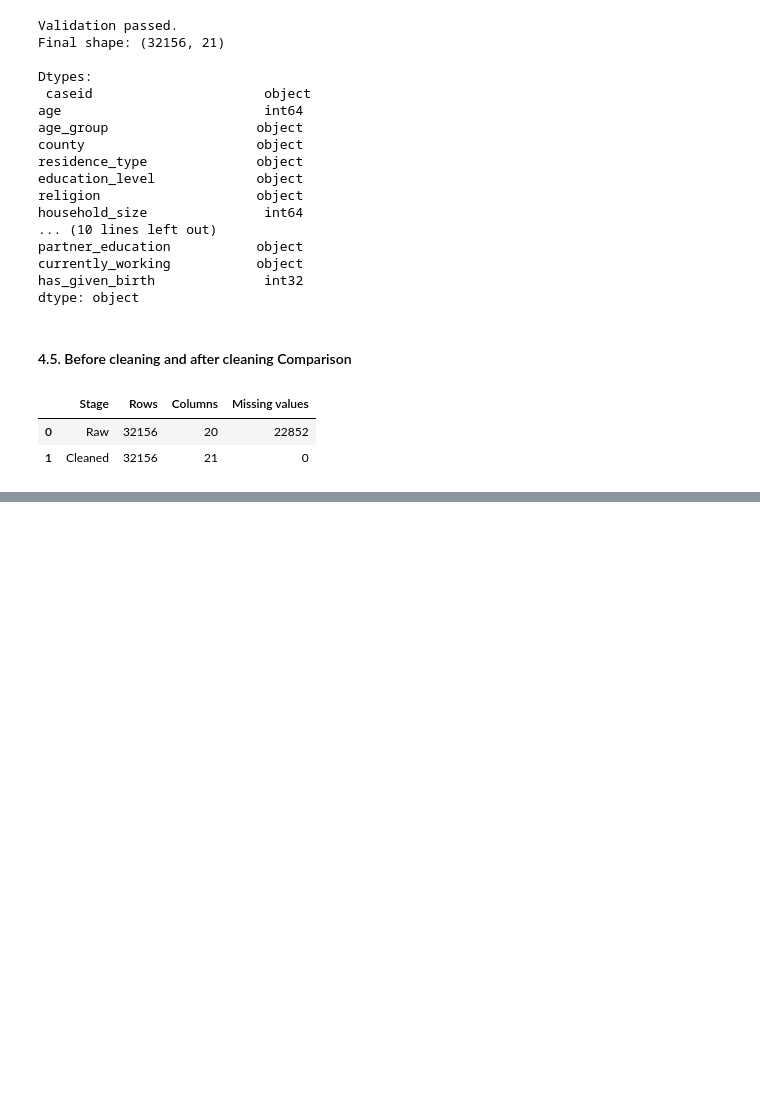
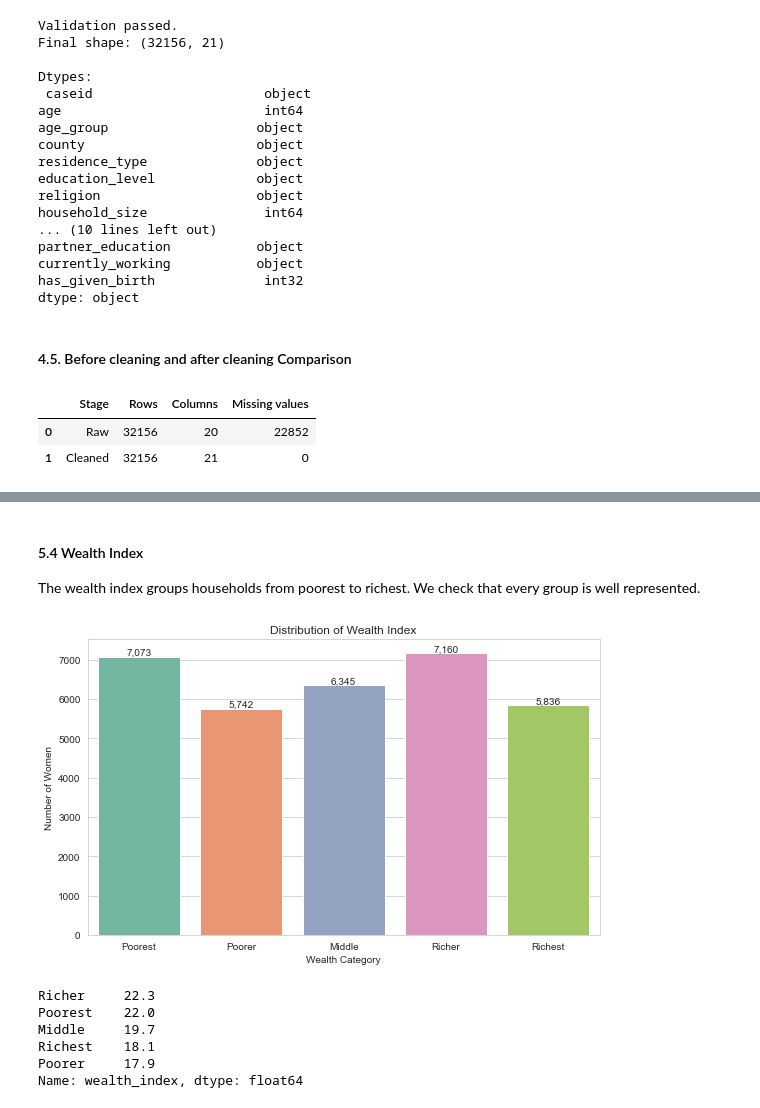
Before and after one commit to symekah1999/Predicting-contraceptive-use-among-women_Capstone-Project-The-Insight-Architects-, a Jupyter notebook: KDHS_2022_Capstone.ipynb, the cells around one changed output, grey strips where cells are left out. Drawn from its saved outputs; the diff is of its cells as text; code cells hidden in the pictures; blank space fills up the shorter version.

```diff
--- a/KDHS_2022_Capstone.ipynb
+++ b/KDHS_2022_Capstone.ipynb
@@ -388,0 +538,35 @@ summary
+# %% [markdown]
+#### 5.4 Wealth Index
+
+The wealth index groups households from poorest to richest. We check that every group is well represented.
+# %%
+# --------------------------------------
+# Wealth Index
+# --------------------------------------
+
+wealth_order = ['Poorest', 'Poorer', 'Middle', 'Richer', 'Richest']
+
+plt.figure(figsize=(8,5))
+ax = sns.countplot(data=df, x='wealth_index', order=wealth_order)
+
+for p in ax.patches:
+    ax.annotate(f'{int(p.get_height()):,}',
+                (p.get_x() + p.get_width()/2, p.get_height()),
+                ha='center', va='bottom')
+
+plt.title("Distribution of Wealth Index")
+plt.xlabel("Wealth Category")
+plt.ylabel("Number of Women")
+plt.tight_layout()
+plt.savefig('images/wealth_distribution.png', dpi=120)
+plt.show()
+
+print((df['wealth_index'].value_counts(normalize=True) * 100).round(1))
+# %% [output]
+[figure, added]
+Richer     22.3
+Poorest    22.0
+Middle     19.7
+Richest    18.1
+Poorer     17.9
+Name: wealth_index, dtype: float64
```
Also changed, not shown: parts of 43 cells of this notebook, 10 other files.
